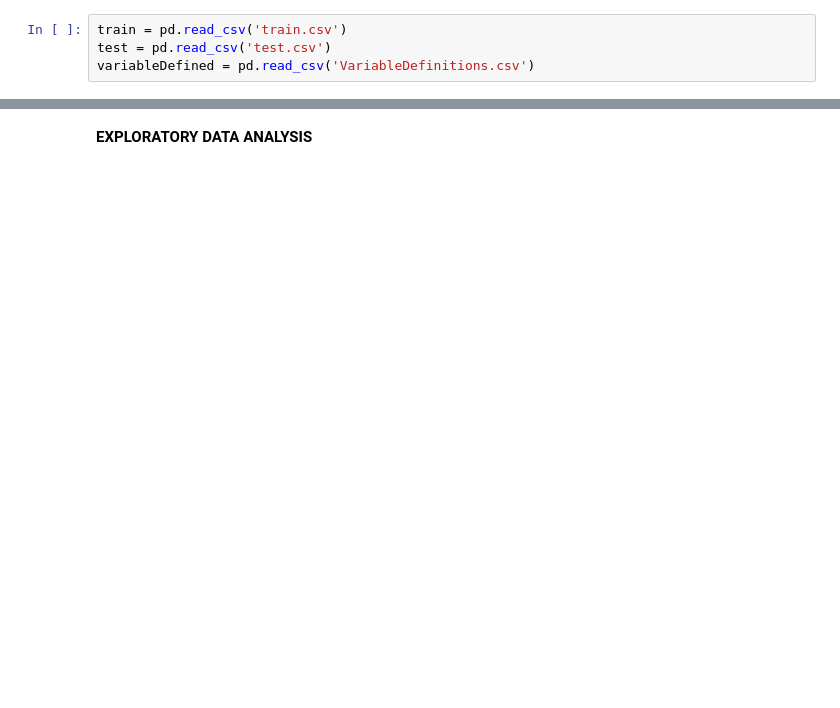
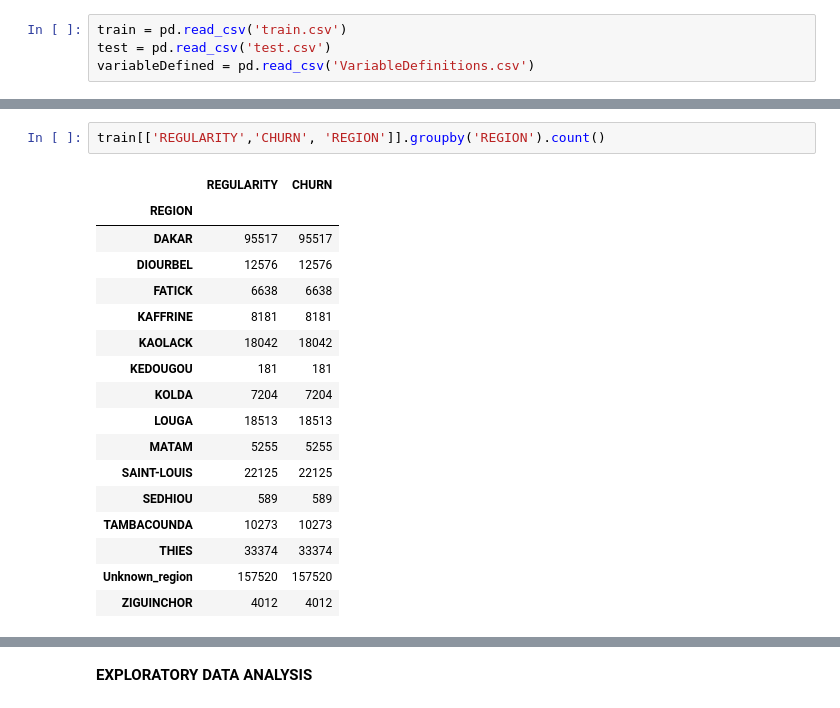
Before and after one commit to Adebesindedayo/telecommunication, a Jupyter notebook: prediction(classification).ipynb, the cells around one changed output, grey strips where cells are left out. Cells and saved outputs as stored; diff of their text form; blank space fills up the shorter version.

```diff
--- a/prediction(classification).ipynb
+++ b/prediction(classification).ipynb
@@ -17,0 +267,20 @@ variableDefined = pd.read_csv('VariableDefinitions.csv')
+# %%
+train[['REGULARITY','CHURN', 'REGION']].groupby('REGION').count()
+# %% [output]
+|  | REGULARITY | CHURN |
+| REGION |  |  |
+| DAKAR | 95517 | 95517 |
+| DIOURBEL | 12576 | 12576 |
+| FATICK | 6638 | 6638 |
+| KAFFRINE | 8181 | 8181 |
+| KAOLACK | 18042 | 18042 |
+| KEDOUGOU | 181 | 181 |
+| KOLDA | 7204 | 7204 |
+| LOUGA | 18513 | 18513 |
+| MATAM | 5255 | 5255 |
+| SAINT-LOUIS | 22125 | 22125 |
+| SEDHIOU | 589 | 589 |
+| TAMBACOUNDA | 10273 | 10273 |
+| THIES | 33374 | 33374 |
+| Unknown_region | 157520 | 157520 |
+| ZIGUINCHOR | 4012 | 4012 |
```
Also changed, not shown: parts of 103 cells of this notebook.
